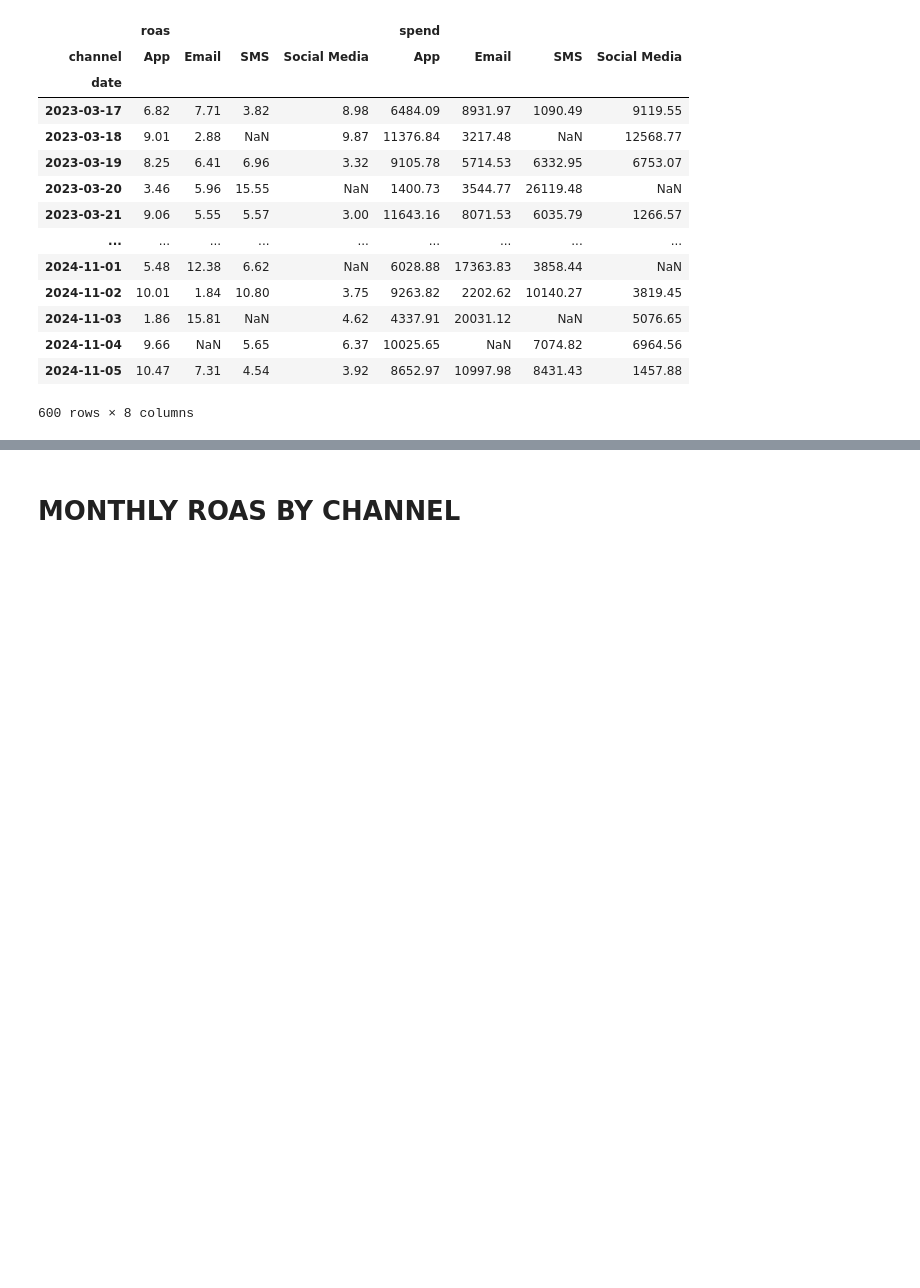
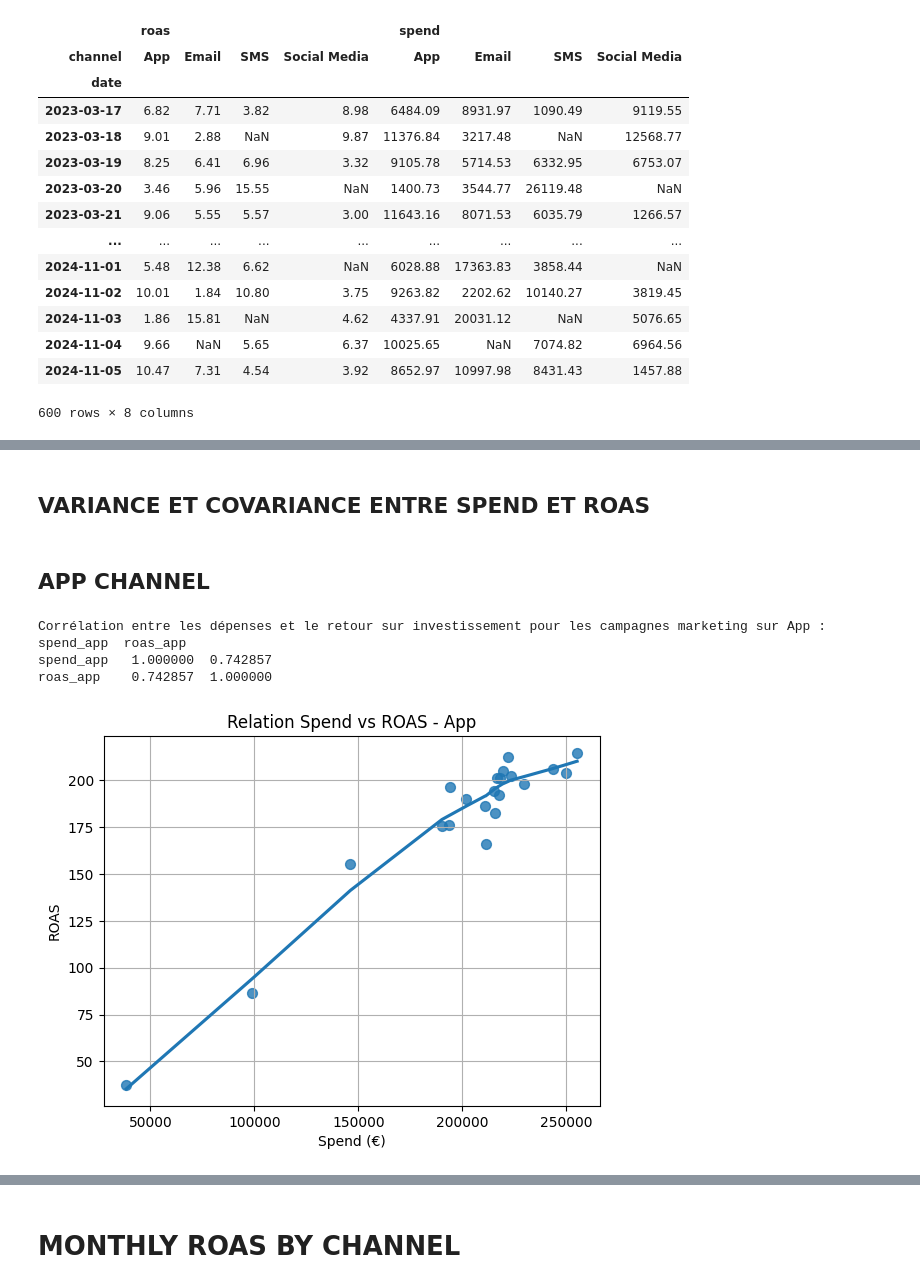
Before and after one commit to maximebarbier01/blinkit-sales-analysis, a Jupyter notebook: marketing_performance.ipynb, the cells around one changed output, grey strips where cells are left out. Saved outputs shown, nothing was run; the diff lists cells and outputs as text; code cells hidden in the pictures; blank space fills up the shorter version.

```diff
--- a/marketing_performance.ipynb
+++ b/marketing_performance.ipynb
@@ -144,0 +160,31 @@ plt.show()
+# %% [markdown]
+## VARIANCE ET COVARIANCE ENTRE SPEND ET ROAS
+# %% [markdown]
+## APP CHANNEL
+# %%
+# CORRELATION
+roas_app = roas_channel_pivot_monthly[[('spend', 'App'), ('roas', 'App')]]
+# Renommer les colonnes pour éviter les tuples
+roas_app.columns = ['spend_app', 'roas_app']
+
+print(f"Corrélation entre les dépenses et le retour sur investissement pour les campagnes marketing sur App : {roas_app.corr(method='kendall')}")
+
+# VISUALISATION
+sns.regplot(
+    data=roas_app,
+    x='spend_app',
+    y='roas_app',
+    lowess=True,
+    scatter_kws={'s': 50}
+)
+
+plt.title("Relation Spend vs ROAS - App")
+plt.xlabel("Spend (€)")
+plt.ylabel("ROAS")
+plt.grid(True)
+plt.show()
+# %% [output]
+Corrélation entre les dépenses et le retour sur investissement pour les campagnes marketing sur App :            spend_app  roas_app
+spend_app   1.000000  0.742857
+roas_app    0.742857  1.000000
+[figure, added]
```
Also changed, not shown: parts of 27 cells of this notebook.
